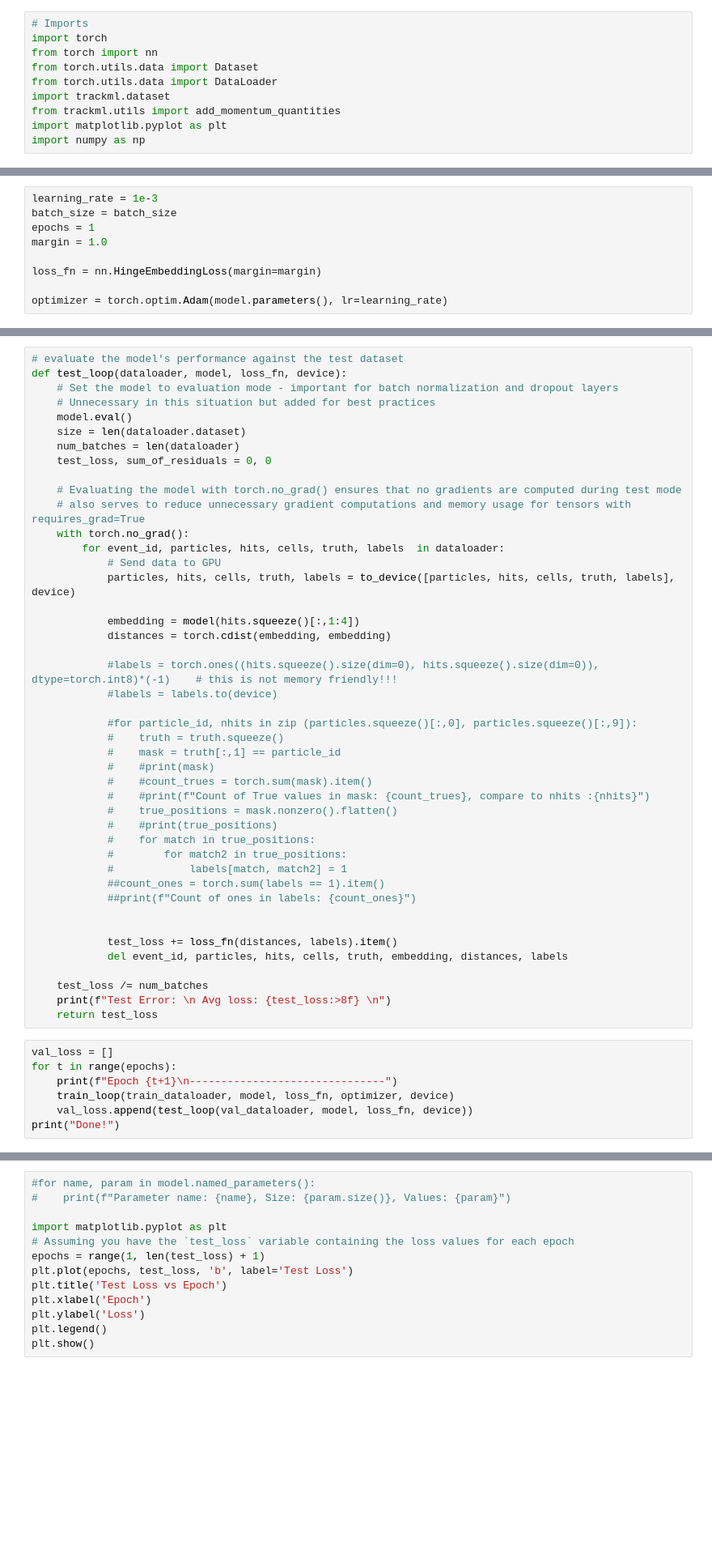
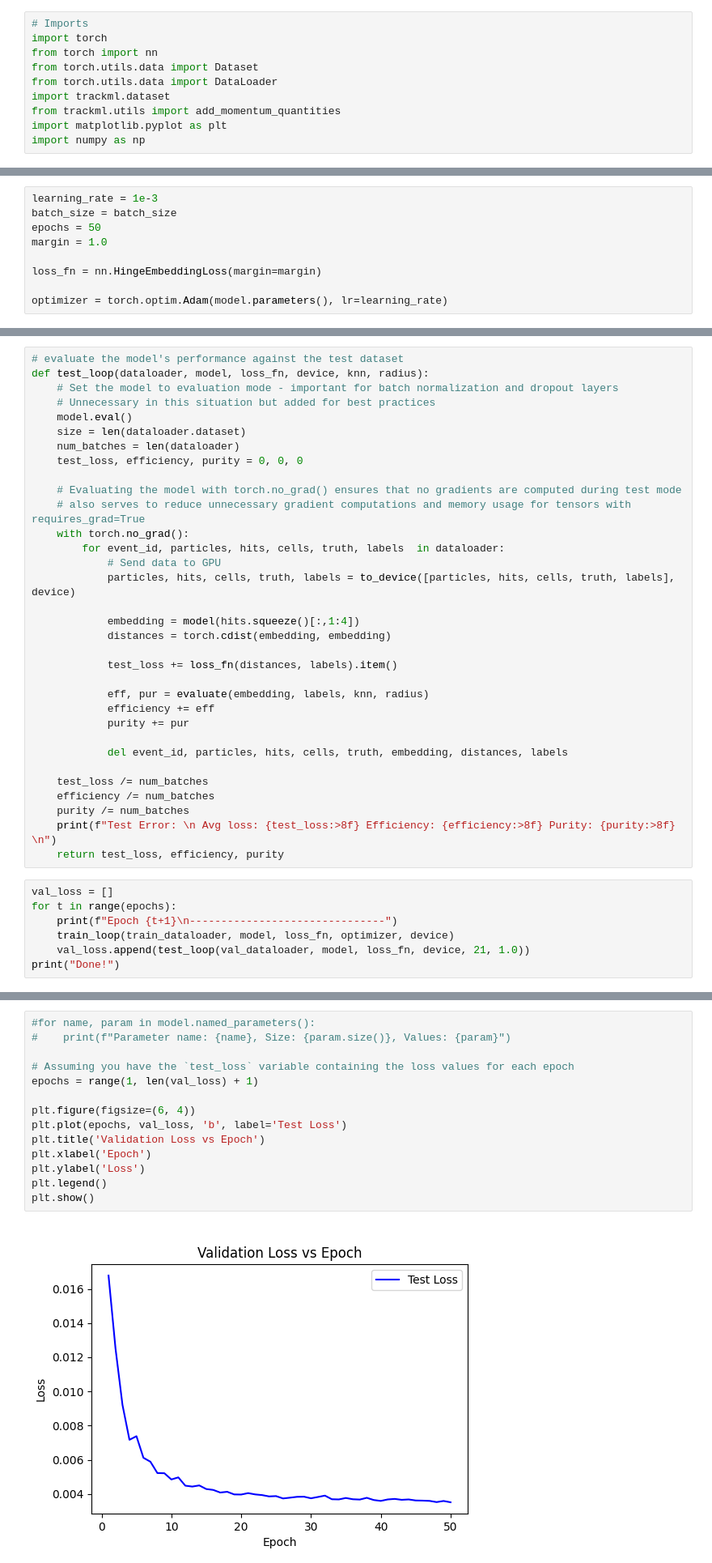
Before and after one commit to sdittmeier/pytorch_course, a Jupyter notebook: pytorch_trackml.ipynb, the cells around one changed output, grey strips where cells are left out. Shown at 81% size. Drawn from its saved outputs; the diff is of its cells as text; blank space fills up the shorter version.

```diff
--- a/pytorch_trackml.ipynb
+++ b/pytorch_trackml.ipynb
@@ -211,7 +321,7 @@ model = NeuralNetwork().to(device)
 # %%
 learning_rate = 1e-3
 batch_size = batch_size
-epochs = 1
+epochs = 50
 margin = 1.0
 
 loss_fn = nn.HingeEmbeddingLoss(margin=margin)
@@ -297,12 +386,12 @@ def train_loop(dataloader, model, loss_fn, optimizer, device):
 # %%
 # evaluate the model's performance against the test dataset
-def test_loop(dataloader, model, loss_fn, device):
+def test_loop(dataloader, model, loss_fn, device, knn, radius):
     # Set the model to evaluation mode - important for batch normalization and dropout layers
     # Unnecessary in this situation but added for best practices
     model.eval()
     size = len(dataloader.dataset)
     num_batches = len(dataloader)
-    test_loss, sum_of_residuals = 0, 0
+    test_loss, efficiency, purity = 0, 0, 0
 
     # Evaluating the model with torch.no_grad() ensures that no gradients are computed during test mode
     # also serves to reduce unnecessary gradient computations and memory usage for tensors with requires_grad=True
@@ -314,36 +403,25 @@ def test_loop(dataloader, model, loss_fn, device):
             embedding = model(hits.squeeze()[:,1:4])
             distances = torch.cdist(embedding, embedding)
 
-            #labels = torch.ones((hits.squeeze().size(dim=0), hits.squeeze().size(dim=0)), dtype=torch.int8)*(-1)    # this is not memory friendly!!!
-            #labels = labels.to(device)
+            test_loss += loss_fn(distances, labels).item()
 
-            #for particle_id, nhits in zip (particles.squeeze()[:,0], particles.squeeze()[:,9]):
-            #    truth = truth.squeeze()
-            #    mask = truth[:,1] == particle_id
-            #    #print(mask)
-            #    #count_trues = torch.sum(mask).item()
-            #    #print(f"Count of True values in mask: {count_trues}, compare to nhits :{nhits}")
-            #    true_positions = mask.nonzero().flatten()
-            #    #print(true_positions)
-            #    for match in true_positions:
-            #        for match2 in true_positions:
-            #            labels[match, match2] = 1
-            ##count_ones = torch.sum(labels == 1).item()
-            ##print(f"Count of ones in labels: {count_ones}")
+            eff, pur = evaluate(embedding, labels, knn, radius)
+            efficiency += eff
+            purity += pur
 
-
-            test_loss += loss_fn(distances, labels).item()
             del event_id, particles, hits, cells, truth, embedding, distances, labels
 
     test_loss /= num_batches
-    print(f"Test Error: \n Avg loss: {test_loss:>8f} \n")
-    return test_loss
+    efficiency /= num_batches
+    purity /= num_batches
+    print(f"Test Error: \n Avg loss: {test_loss:>8f} Efficiency: {efficiency:>8f} Purity: {purity:>8f} \n")
+    return test_loss, efficiency, purity
 # %%
 val_loss = []
 for t in range(epochs):
     print(f"Epoch {t+1}\n-------------------------------")
     train_loop(train_dataloader, model, loss_fn, optimizer, device)
-    val_loss.append(test_loop(val_dataloader, model, loss_fn, device))
+    val_loss.append(test_loop(val_dataloader, model, loss_fn, device, 21, 1.0))
 print("Done!")
 # %% [output]
 Epoch 1
@@ -366,13 +444,16 @@ Done!
 # %%
 #for name, param in model.named_parameters():
 #    print(f"Parameter name: {name}, Size: {param.size()}, Values: {param}")
 
-import matplotlib.pyplot as plt
 # Assuming you have the `test_loss` variable containing the loss values for each epoch
-epochs = range(1, len(test_loss) + 1)
-plt.plot(epochs, test_loss, 'b', label='Test Loss')
-plt.title('Test Loss vs Epoch')
+epochs = range(1, len(val_loss) + 1)
+
+plt.figure(figsize=(6, 4))
+plt.plot(epochs, val_loss, 'b', label='Test Loss')
+plt.title('Validation Loss vs Epoch')
 plt.xlabel('Epoch')
 plt.ylabel('Loss')
 plt.legend()
 plt.show()
+# %% [output]
+[figure, added]
```
Also changed, not shown: parts of 19 cells of this notebook.
